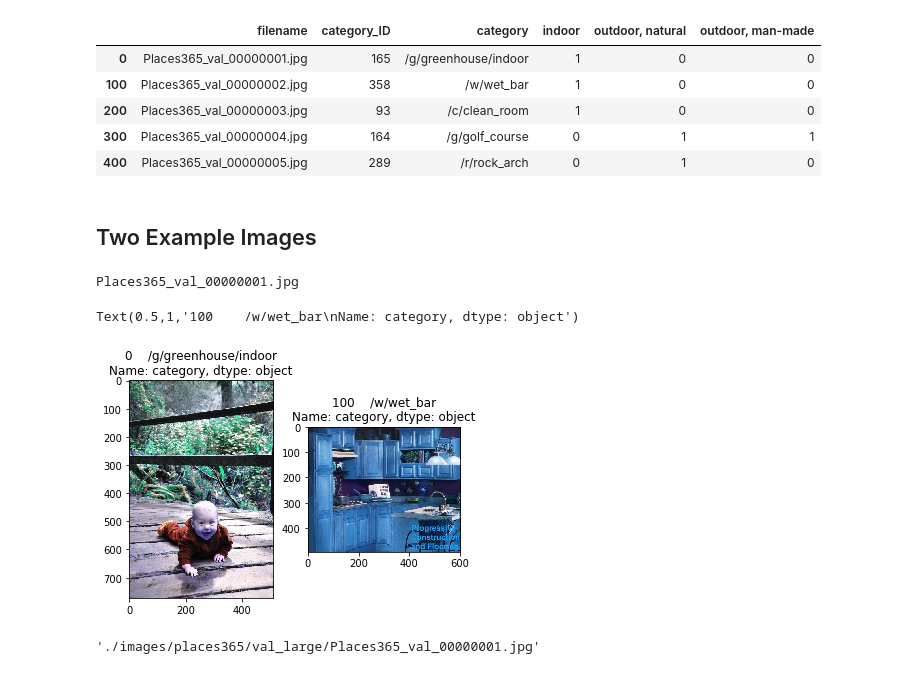
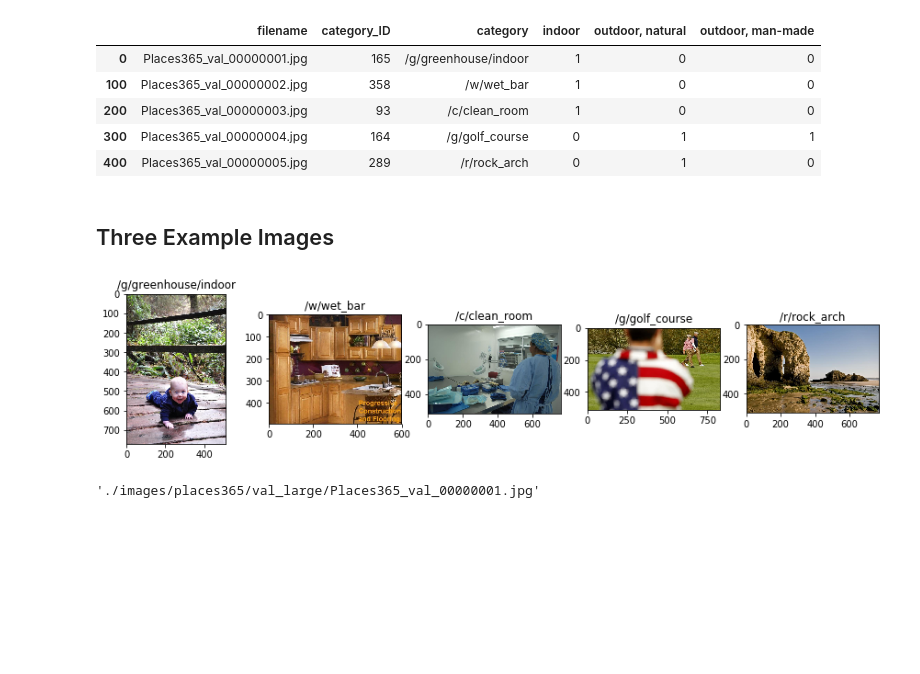
Before and after one commit to vdutell/phaseanalysis, a Jupyter notebook: category_analysis.ipynb, the cells around one changed output. Cells and saved outputs as stored; diff of their text form; code cells hidden in the pictures; blank space fills up the shorter version.

Commit message:
a few example images

```diff
--- a/category_analysis.ipynb
+++ b/category_analysis.ipynb
@@ -62,28 +62,23 @@ df.head(5)
 | 300 | Places365_val_00000004.jpg | 164 | /g/golf_course | 0 | 1 | 1 |
 | 400 | Places365_val_00000005.jpg | 289 | /r/rock_arch | 0 | 1 | 0 |
 # %% [markdown]
-## Two Example Images
+## Three Example Images
-# %%
-testim1_fname = imname+'00000001.jpg'
-testim1 = cv2.imread(imfolder+testim1_fname)
-print(testim1_fname)
-testim1_cat = df.loc[df['filename'] == testim1_fname,'category']
-
-testim2_fname = imname+'00000002.jpg'
-testim2 = cv2.imread(imfolder+testim2_fname)
-testim2_cat = df.loc[df['filename'] == testim2_fname,'category']
-
-plt.subplot(1,2,1)
-plt.imshow(testim1)
-plt.title(testim1_cat)
-
-plt.subplot(1,2,2)
-plt.imshow(testim2)
-plt.title(testim2_cat)
-# %% [output]
-Places365_val_00000001.jpg
-Text(0.5,1,'100    /w/wet_bar\nName: category, dtype: object')
-[figure, removed]
+# %%
+plt.figure(figsize=(15,3))
+nims = 5
+
+for imn in range(nims):
+    imn = imn+1
+    testim_fname = imname+'0000000'+str(imn)+'.jpg'
+    testim = cv2.imread(imfolder+testim_fname)
+    testim = cv2.cvtColor(testim, cv2.COLOR_BGR2RGB) #fix colors
+    testim_cat = df.loc[df['filename'] == testim_fname,'category'].item()
+    #print(testim_cat)
+    plt.subplot(1,nims,imn)
+    plt.imshow(testim)
+    plt.title(testim_cat)
+# %% [output]
+[figure, added]
 # %%
 imfolder+imname+'00000001.jpg'
 # %% [output]
```
